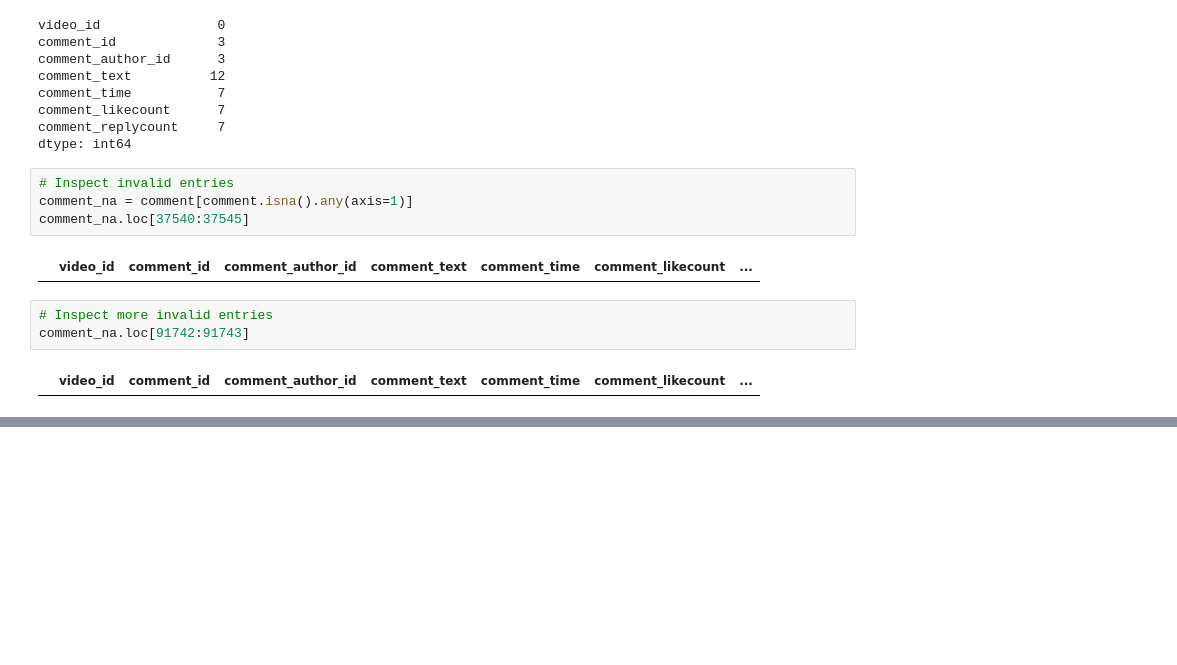
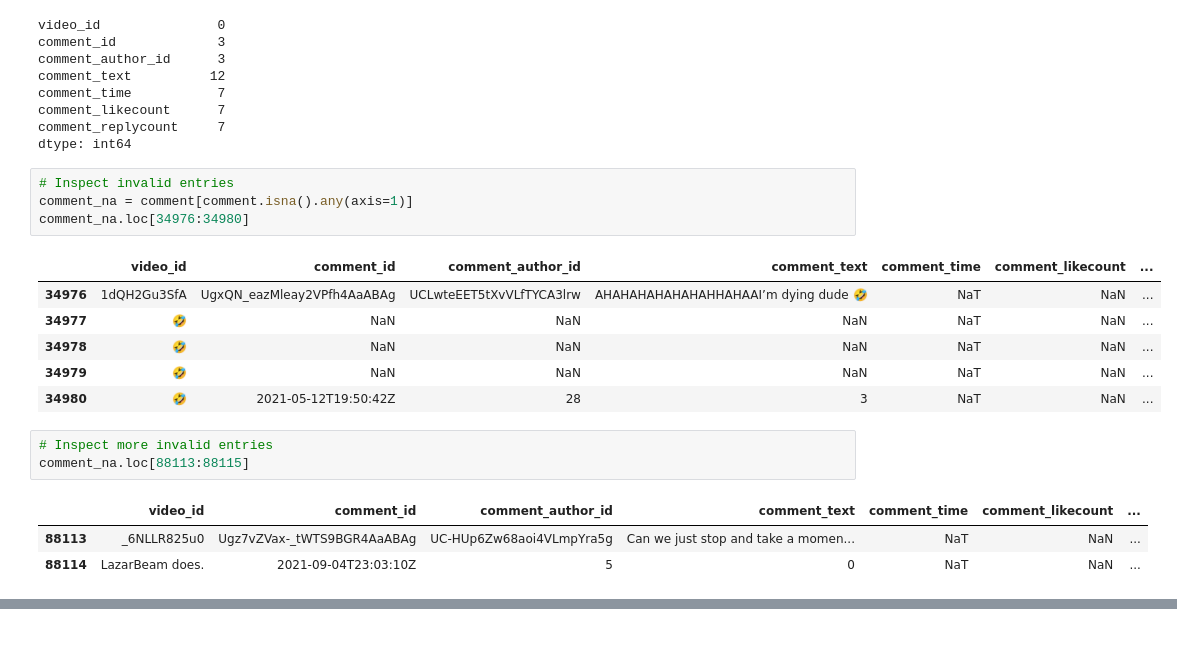
Before and after one commit to IMT-547-Team-1/YouTube-Toxic-Comments, a Jupyter notebook: code/02-preprocessing.ipynb, the cells around one changed output, grey strips where cells are left out. Saved outputs shown, nothing was run; the diff lists cells and outputs as text; blank space fills up the shorter version.

```diff
--- a/code/02-preprocessing.ipynb
+++ b/code/02-preprocessing.ipynb
@@ -179,14 +244,21 @@ dtype: int64
 # %%
 # Inspect invalid entries
 comment_na = comment[comment.isna().any(axis=1)]
-comment_na.loc[37540:37545]
+comment_na.loc[34976:34980]
 # %% [output]
 |  | video_id | comment_id | comment_author_id | comment_text | comment_time | comment_likecount | ... |
+| 34976 | 1dQH2Gu3SfA | UgxQN_eazMleay2VPfh4AaABAg | UCLwteEET5tXvVLfTYCA3lrw | AHAHAHAHAHAHAHHAHAAI’m dying dude 🤣 | NaT | NaN | ... |
+| 34977 | 🤣 | NaN | NaN | NaN | NaT | NaN | ... |
+| 34978 | 🤣 | NaN | NaN | NaN | NaT | NaN | ... |
+| 34979 | 🤣 | NaN | NaN | NaN | NaT | NaN | ... |
+| 34980 | 🤣 | 2021-05-12T19:50:42Z | 28 | 3 | NaT | NaN | ... |
 # %%
 # Inspect more invalid entries
-comment_na.loc[91742:91743]
+comment_na.loc[88113:88115]
 # %% [output]
 |  | video_id | comment_id | comment_author_id | comment_text | comment_time | comment_likecount | ... |
+| 88113 | _6NLLR825u0 | Ugz7vZVax-_tWTS9BGR4AaABAg | UC-HUp6Zw68aoi4VLmpYra5g | Can we just stop and take a momen... | NaT | NaN | ... |
+| 88114 | LazarBeam does. | 2021-09-04T23:03:10Z | 5 | 0 | NaT | NaN | ... |
 # %%
 # Remove the missings
 video.dropna(inplace=True)
```
Also changed, not shown: parts of 137 cells of this notebook, 19 other files.
